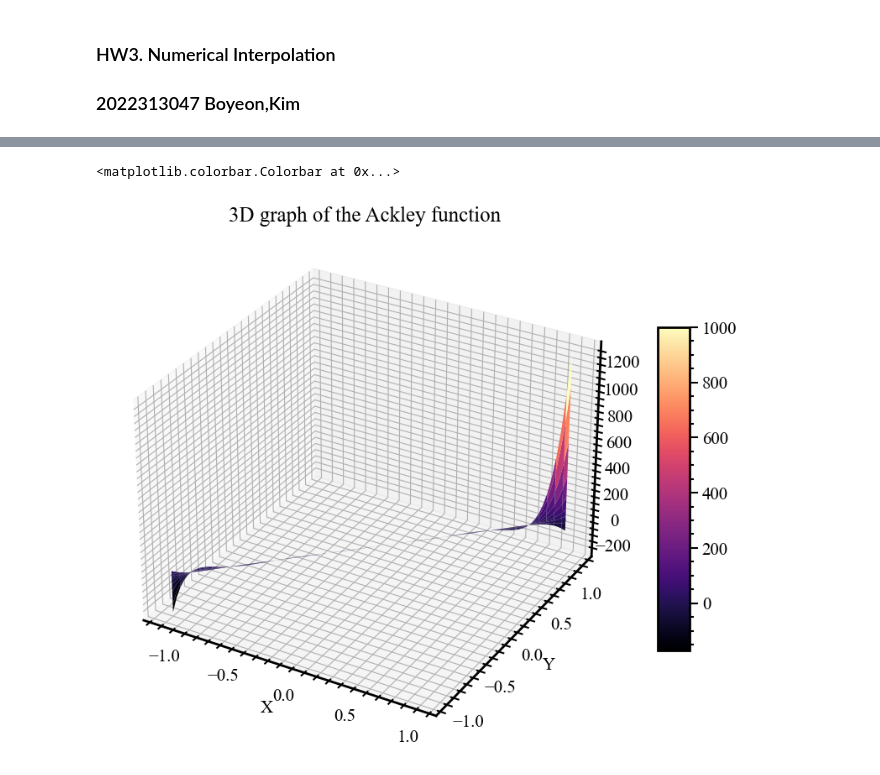
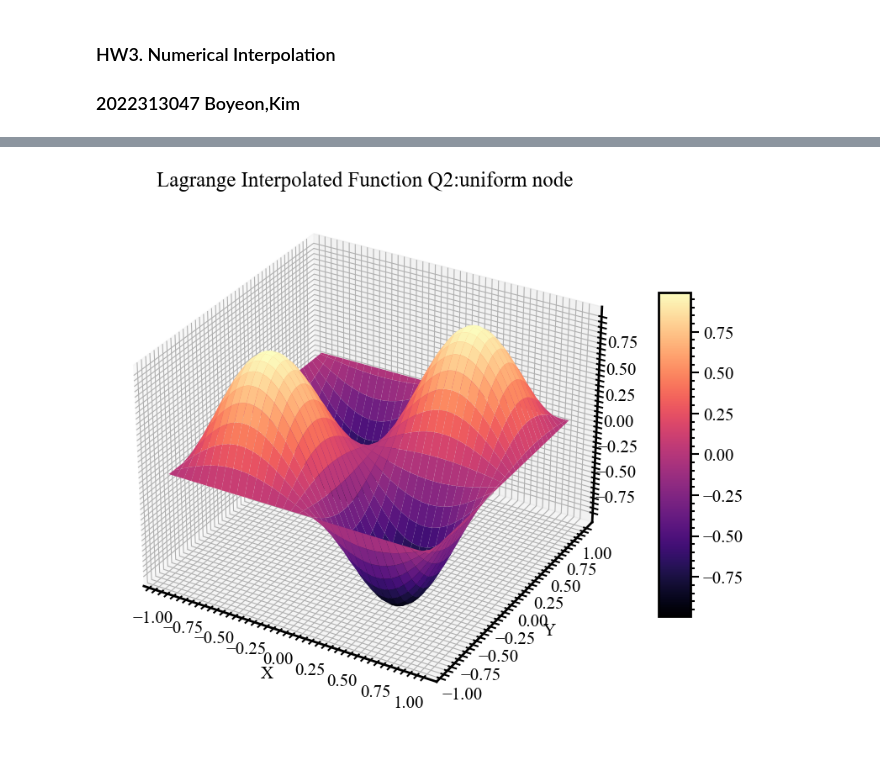
Before and after one commit to boyeon-kim/23-01-CSE5004, a Jupyter notebook: HW3/Python_HW3_boyeonK.ipynb, the cells around one changed output, grey strips where cells are left out. Drawn from its saved outputs; the diff is of its cells as text; code cells hidden in the pictures.

```diff
--- a/HW3/Python_HW3_boyeonK.ipynb
+++ b/HW3/Python_HW3_boyeonK.ipynb
@@ -33,0 +42,11 @@ def f(x, y):
+# %%
+# Define the Lagrange basis functions
+def lagrange_basis_2d(x, y, k, l, node_x, node_y):
+    basis_x = np.ones_like(x)
+    basis_y = np.ones_like(y)
+    for i in range(len(node_x)):
+        if i != k:
+            basis_x *= (x - node_x[i]) / (node_x[k] - node_x[i])
+        if i != l:
+            basis_y *= (y - node_y[i]) / (node_y[l] - node_y[i])
+    return basis_x * basis_y
@@ -34,7 +128,10 @@ def f(x, y):
+# %%
+# Define the function
+def f2(x, y):
+    return np.sin(np.pi * x) * np.sin(np.pi * y)
 # %%
-# node
-x = np.arange(-1, 1, 0.2)
-y = np.arange(-1, 1, 0.2)
-z = f(x, y)
-print(z)
+# Define the interpolation nodes
+node_x = np.arange(-1, 1.1, 0.2)
+node_y = np.arange(-1, 1.1, 0.2)
+print(node_x)
 # %% [output]
@@ -65,0 +141,13 @@ za = Lagrange2(x, y, z, X, Y)
+# %%
+x = np.linspace(-1, 1, 101)
+y = np.linspace(-1, 1, 101)
+X, Y = np.meshgrid(x, y)
+
+# Compute the interpolated values
+Z_interp = np.zeros_like(X)
+for k in range(len(node_x)):
+    for l in range(len(node_y)):
+        Z_interp += f2(node_x[k], node_y[l]) * lagrange_basis_2d(X, Y, k, l, node_x, node_y)
+
+print("Interpolated function value: ")
+print(Z_interp[0])
@@ -66,13 +172,12 @@ za = Lagrange2(x, y, z, X, Y)
 # %%
-from mpl_toolkits.mplot3d import Axes3D
-
+# Plot the results
 fig= plt.figure()
 ax=fig.add_subplot(111, projection='3d')
-surf=ax.plot_surface(xval,yval,za, cmap='magma')
+surf=ax.plot_surface(X,Y,Z_interp, cmap='magma')
 plt.xlabel('X')
 plt.ylabel('Y')
-plt.title('3D graph of the Ackley function')
+plt.title('Lagrange Interpolated Function Q2:uniform node')
 fig.colorbar(surf, shrink=0.5, aspect=10)
+plt.show()
 # %% [output]
-<matplotlib.colorbar.Colorbar at 0x...>
-[figure, old version]
+[figure, new version]
```
Also changed, not shown: parts of 26 cells of this notebook, 2 other files.
